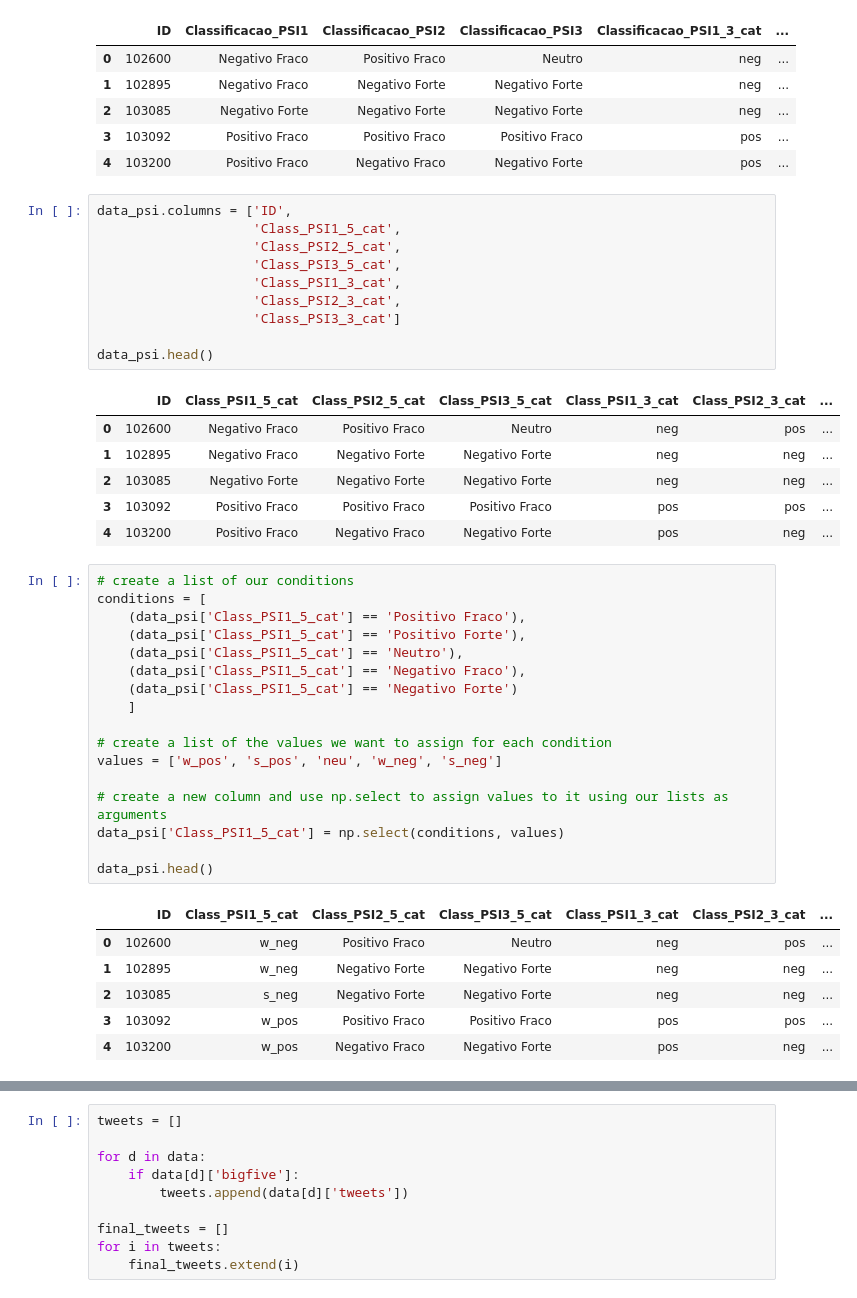
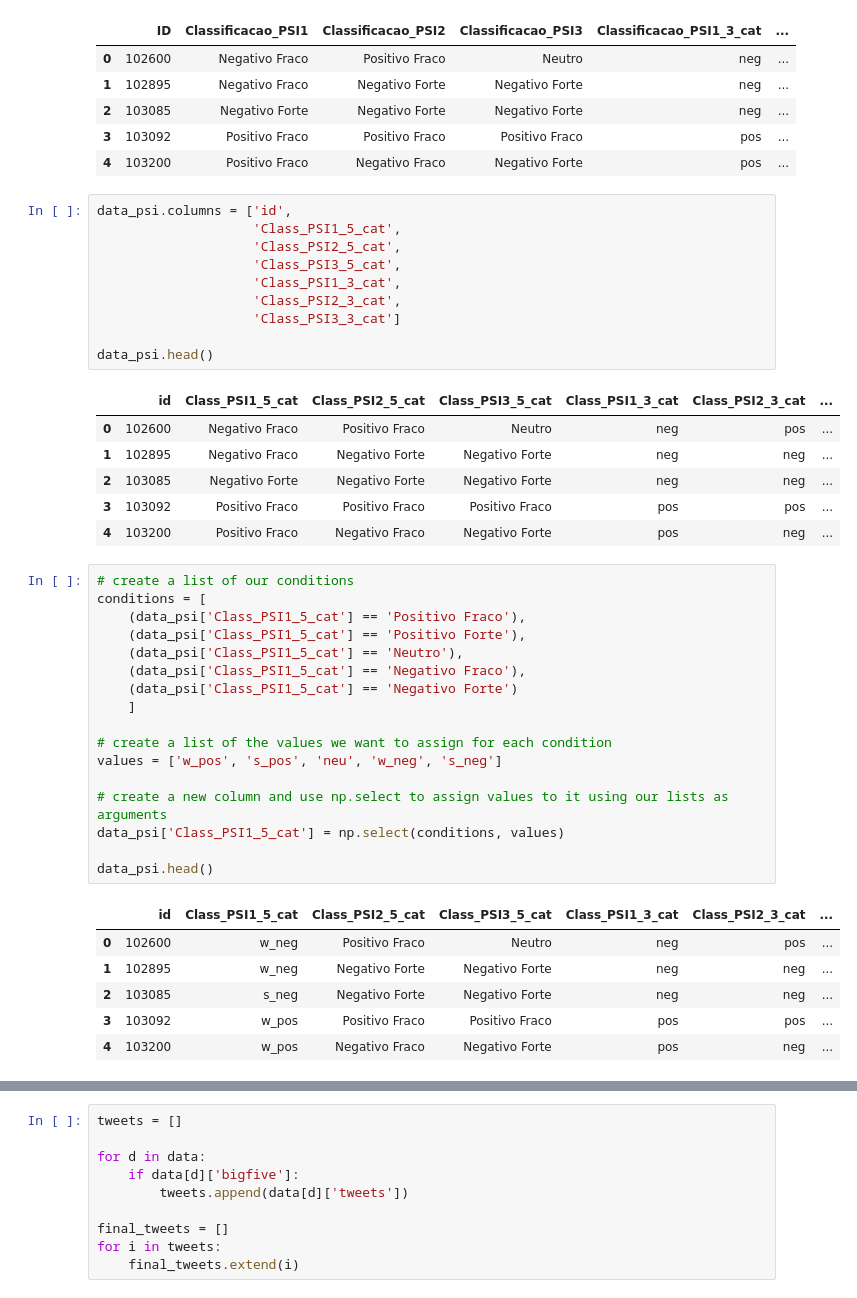
Before and after one commit to leosilva/peerj_computer_science_2022, a Jupyter notebook: Notebooks/Algorithms Statistics.ipynb, the cells around one changed output, grey strips where cells are left out. Saved outputs shown, nothing was run; the diff lists cells and outputs as text.

```diff
--- a/Notebooks/Algorithms Statistics.ipynb
+++ b/Notebooks/Algorithms Statistics.ipynb
@@ -138,17 +138,17 @@ data_psi.head()
 | 3 | 103092 | Positivo Fraco | Positivo Fraco | Positivo Fraco | pos | ... |
 | 4 | 103200 | Positivo Fraco | Negativo Fraco | Negativo Forte | pos | ... |
 # %%
-data_psi.columns = ['ID',
+data_psi.columns = ['id',
                     'Class_PSI1_5_cat',
                     'Class_PSI2_5_cat',
                     'Class_PSI3_5_cat',
                     'Class_PSI1_3_cat',
                     'Class_PSI2_3_cat',
                     'Class_PSI3_3_cat']
 
 data_psi.head()
 # %% [output]
-|  | ID | Class_PSI1_5_cat | Class_PSI2_5_cat | Class_PSI3_5_cat | Class_PSI1_3_cat | Class_PSI2_3_cat | ... |
+|  | id | Class_PSI1_5_cat | Class_PSI2_5_cat | Class_PSI3_5_cat | Class_PSI1_3_cat | Class_PSI2_3_cat | ... |
 | 0 | 102600 | Negativo Fraco | Positivo Fraco | Neutro | neg | pos | ... |
 | 1 | 102895 | Negativo Fraco | Negativo Forte | Negativo Forte | neg | neg | ... |
 | 2 | 103085 | Negativo Forte | Negativo Forte | Negativo Forte | neg | neg | ... |
@@ -172,7 +172,7 @@ data_psi['Class_PSI1_5_cat'] = np.select(conditions, values)
 
 data_psi.head()
 # %% [output]
-|  | ID | Class_PSI1_5_cat | Class_PSI2_5_cat | Class_PSI3_5_cat | Class_PSI1_3_cat | Class_PSI2_3_cat | ... |
+|  | id | Class_PSI1_5_cat | Class_PSI2_5_cat | Class_PSI3_5_cat | Class_PSI1_3_cat | Class_PSI2_3_cat | ... |
 | 0 | 102600 | w_neg | Positivo Fraco | Neutro | neg | pos | ... |
 | 1 | 102895 | w_neg | Negativo Forte | Negativo Forte | neg | neg | ... |
 | 2 | 103085 | s_neg | Negativo Forte | Negativo Forte | neg | neg | ... |
```
Also changed, not shown: parts of 8 cells of this notebook, 1 other file.
